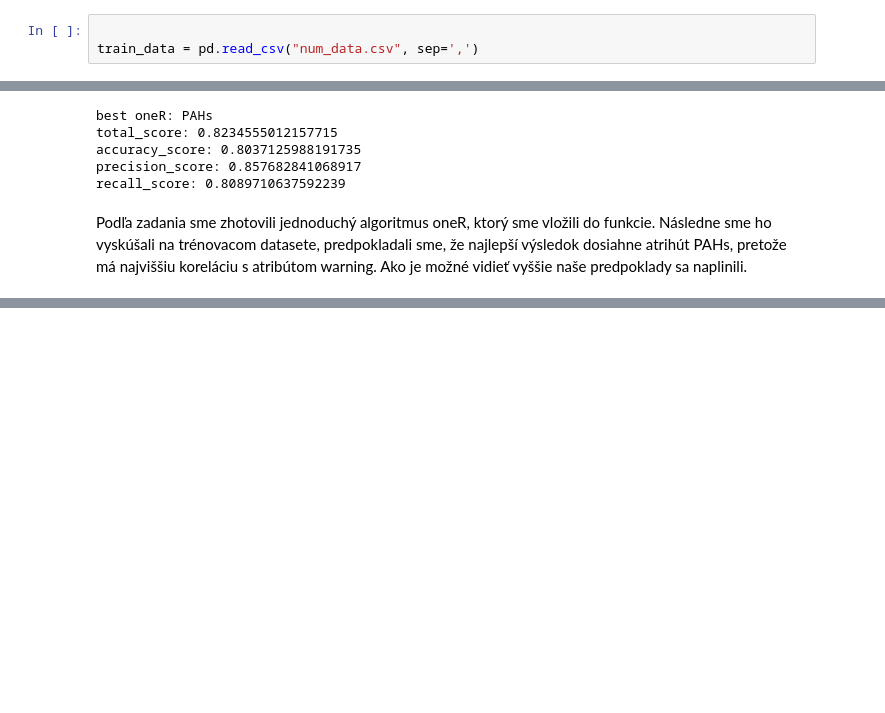
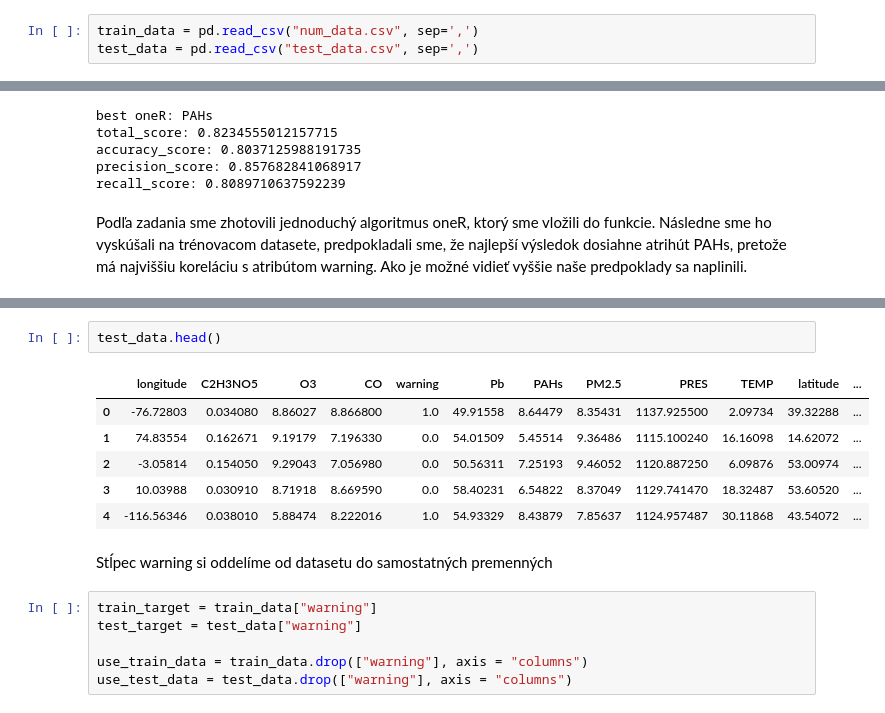
Before and after one commit to Marraff/inteligent-data-analysis, a Jupyter notebook: 3-faza-projekt-IAU.ipynb, the cells around one changed output, grey strips where cells are left out. Saved outputs shown, nothing was run; the diff lists cells and outputs as text; blank space fills up the shorter version.

```diff
--- a/3-faza-projekt-IAU.ipynb
+++ b/3-faza-projekt-IAU.ipynb
@@ -34,8 +34,8 @@ from sklearn.feature_selection import RFE
 from sklearn.svm import SVR
 from sklearn.feature_selection import VarianceThreshold
 # %%
-
 train_data = pd.read_csv("num_data.csv", sep=',')
+test_data = pd.read_csv("test_data.csv", sep=',')
 # %% [markdown]
 Náčítanie trénovacích dát.
 # %%
@@ -97,0 +115,17 @@ Podľa zadania sme zhotovili jednoduchý algoritmus oneR, ktorý sme vložili do
+# %%
+test_data.head()
+# %% [output]
+|  | longitude | C2H3NO5 | O3 | CO | warning | Pb | PAHs | PM2.5 | PRES | TEMP | latitude | ... |
+| 0 | -76.72803 | 0.034080 | 8.86027 | 8.866800 | 1.0 | 49.91558 | 8.64479 | 8.35431 | 1137.925500 | 2.09734 | 39.32288 | ... |
+| 1 | 74.83554 | 0.162671 | 9.19179 | 7.196330 | 0.0 | 54.01509 | 5.45514 | 9.36486 | 1115.100240 | 16.16098 | 14.62072 | ... |
+| 2 | -3.05814 | 0.154050 | 9.29043 | 7.056980 | 0.0 | 50.56311 | 7.25193 | 9.46052 | 1120.887250 | 6.09876 | 53.00974 | ... |
+| 3 | 10.03988 | 0.030910 | 8.71918 | 8.669590 | 0.0 | 58.40231 | 6.54822 | 8.37049 | 1129.741470 | 18.32487 | 53.60520 | ... |
+| 4 | -116.56346 | 0.038010 | 5.88474 | 8.222016 | 1.0 | 54.93329 | 8.43879 | 7.85637 | 1124.957487 | 30.11868 | 43.54072 | ... |
+# %% [markdown]
+Stĺpec warning si oddelíme od datasetu do samostatných premenných
+# %%
+train_target = train_data["warning"]
+test_target = test_data["warning"]
+
+use_train_data = train_data.drop(["warning"], axis = "columns")
+use_test_data = test_data.drop(["warning"], axis = "columns")
```
Also changed, not shown: parts of 10 cells of this notebook, 4 other files.
